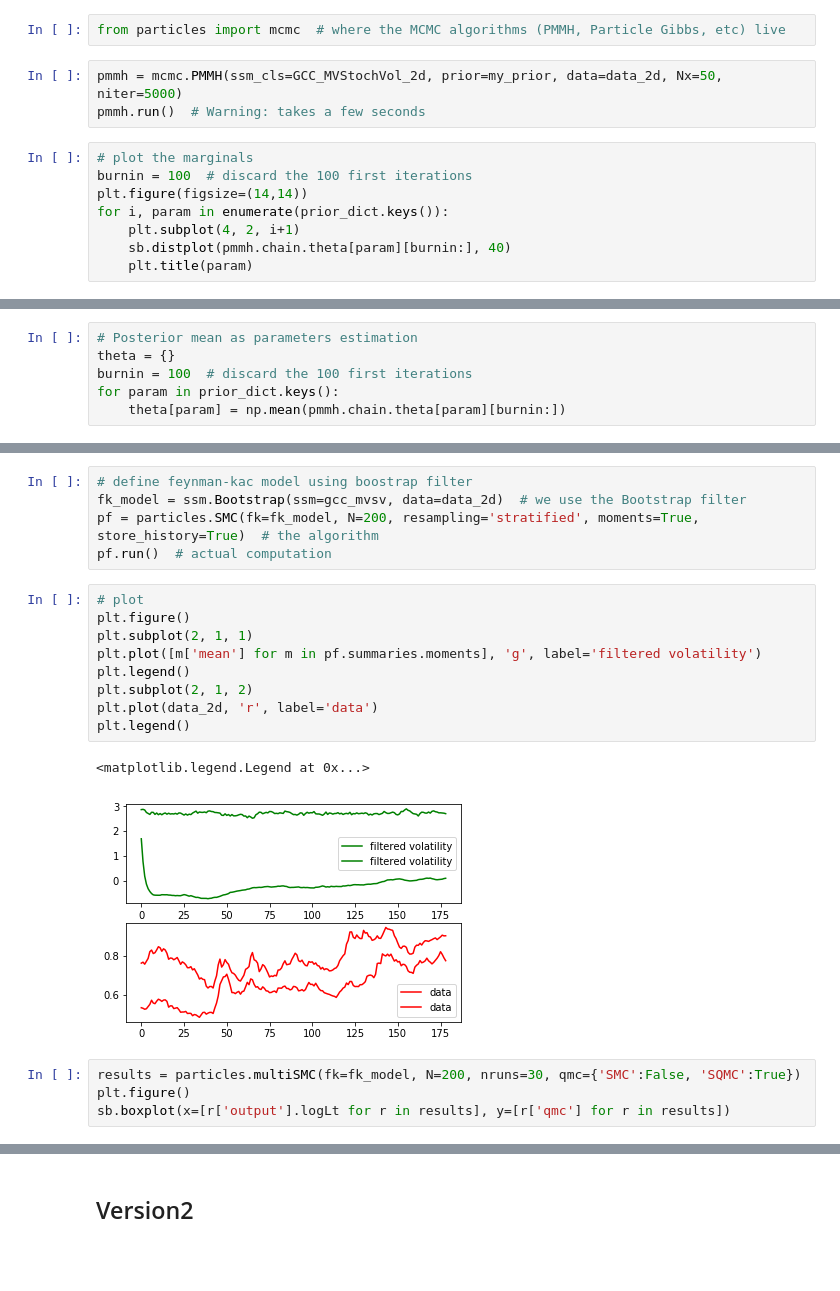
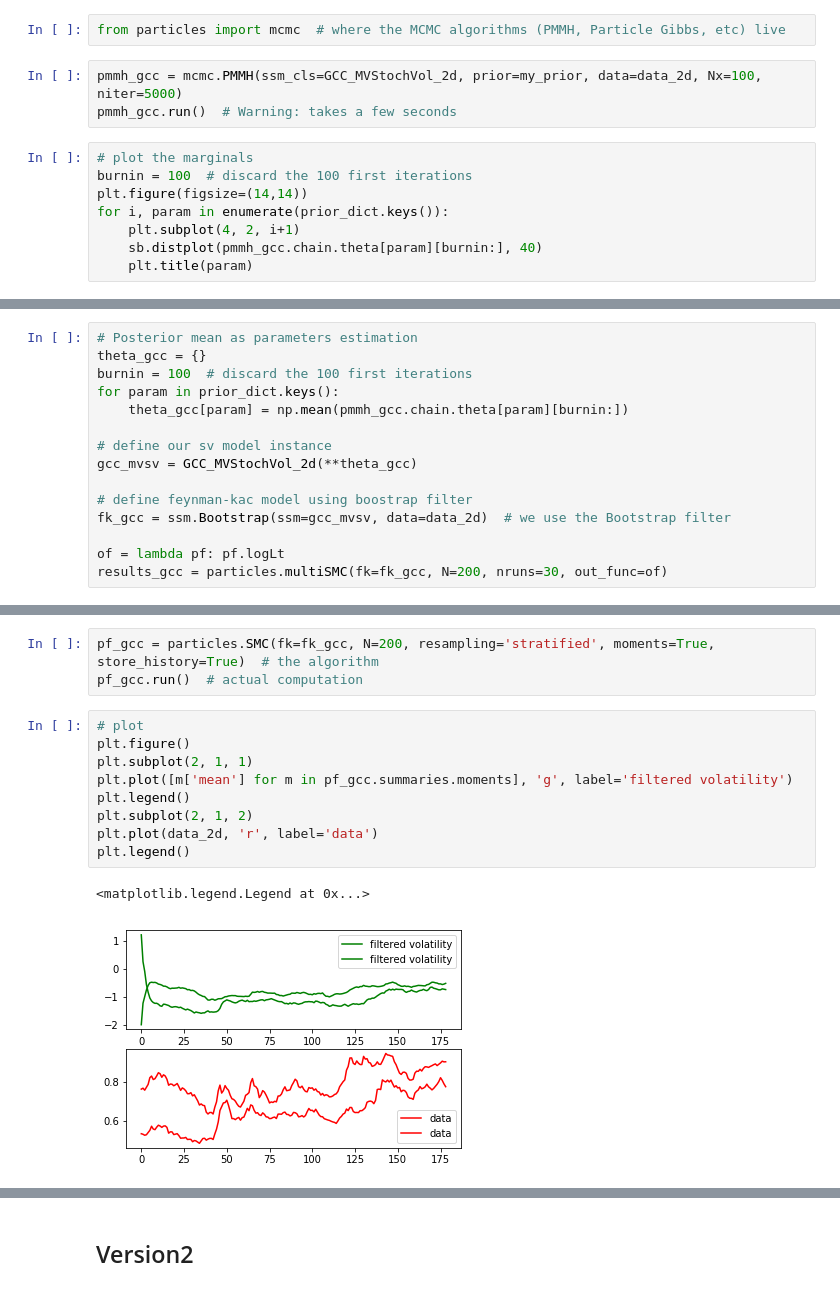
Before and after one commit to nathansiae/stochastic_volatility, a Jupyter notebook: bivariate_sv.ipynb, the cells around one changed output, grey strips where cells are left out. Cells and saved outputs as stored; diff of their text form; blank space fills up the shorter version.

```diff
--- a/bivariate_sv.ipynb
+++ b/bivariate_sv.ipynb
@@ -226,14 +260,14 @@ my_prior = dists.StructDist(prior_dict)
 # %%
 from particles import mcmc  # where the MCMC algorithms (PMMH, Particle Gibbs, etc) live
 # %%
-pmmh = mcmc.PMMH(ssm_cls=GCC_MVStochVol_2d, prior=my_prior, data=data_2d, Nx=50, niter=5000)
-pmmh.run()  # Warning: takes a few seconds
+pmmh_gcc = mcmc.PMMH(ssm_cls=GCC_MVStochVol_2d, prior=my_prior, data=data_2d, Nx=100, niter=5000)
+pmmh_gcc.run()  # Warning: takes a few seconds
 # %%
 # plot the marginals
 burnin = 100  # discard the 100 first iterations
 plt.figure(figsize=(14,14))
 for i, param in enumerate(prior_dict.keys()):
     plt.subplot(4, 2, i+1)
-    sb.distplot(pmmh.chain.theta[param][burnin:], 40)
+    sb.distplot(pmmh_gcc.chain.theta[param][burnin:], 40)
     plt.title(param)
 # %% [output]
@@ -250,6 +284,15 @@ print(calculate_dic(pmmh))
 # %%
 # Posterior mean as parameters estimation
-theta = {}
+theta_gcc = {}
 burnin = 100  # discard the 100 first iterations
 for param in prior_dict.keys():
-    theta[param] = np.mean(pmmh.chain.theta[param][burnin:])
+    theta_gcc[param] = np.mean(pmmh_gcc.chain.theta[param][burnin:])
+
+# define our sv model instance
+gcc_mvsv = GCC_MVStochVol_2d(**theta_gcc)
+
+# define feynman-kac model using boostrap filter
+fk_gcc = ssm.Bootstrap(ssm=gcc_mvsv, data=data_2d)  # we use the Bootstrap filter
+
+of = lambda pf: pf.logLt
+results_gcc = particles.multiSMC(fk=fk_gcc, N=200, nruns=30, out_func=of)
@@ -259,21 +305,15 @@ gcc_mvsv = GCC_MVStochVol_2d(**theta)
 # %%
-# define feynman-kac model using boostrap filter
-fk_model = ssm.Bootstrap(ssm=gcc_mvsv, data=data_2d)  # we use the Bootstrap filter
-pf = particles.SMC(fk=fk_model, N=200, resampling='stratified', moments=True, store_history=True)  # the algorithm
-pf.run()  # actual computation
+pf_gcc = particles.SMC(fk=fk_gcc, N=200, resampling='stratified', moments=True, store_history=True)  # the algorithm
+pf_gcc.run()  # actual computation
 # %%
 # plot
 plt.figure()
 plt.subplot(2, 1, 1)
-plt.plot([m['mean'] for m in pf.summaries.moments], 'g', label='filtered volatility')
+plt.plot([m['mean'] for m in pf_gcc.summaries.moments], 'g', label='filtered volatility')
 plt.legend()
 plt.subplot(2, 1, 2)
 plt.plot(data_2d, 'r', label='data')
 plt.legend()
 # %% [output]
 <matplotlib.legend.Legend at 0x...>
-[figure, old version]
+[figure, new version]
-# %%
-results = particles.multiSMC(fk=fk_model, N=200, nruns=30, qmc={'SMC':False, 'SQMC':True})
-plt.figure()
-sb.boxplot(x=[r['output'].logLt for r in results], y=[r['qmc'] for r in results])
```
Also changed, not shown: parts of 15 cells of this notebook.
